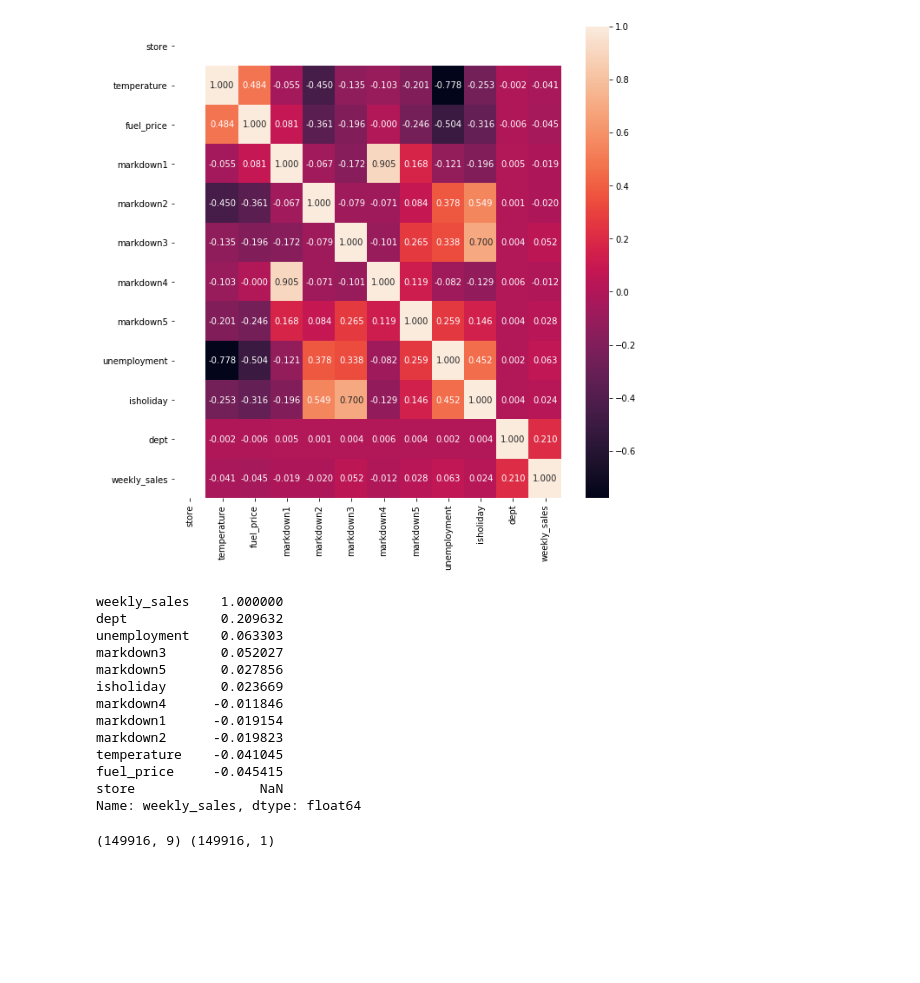
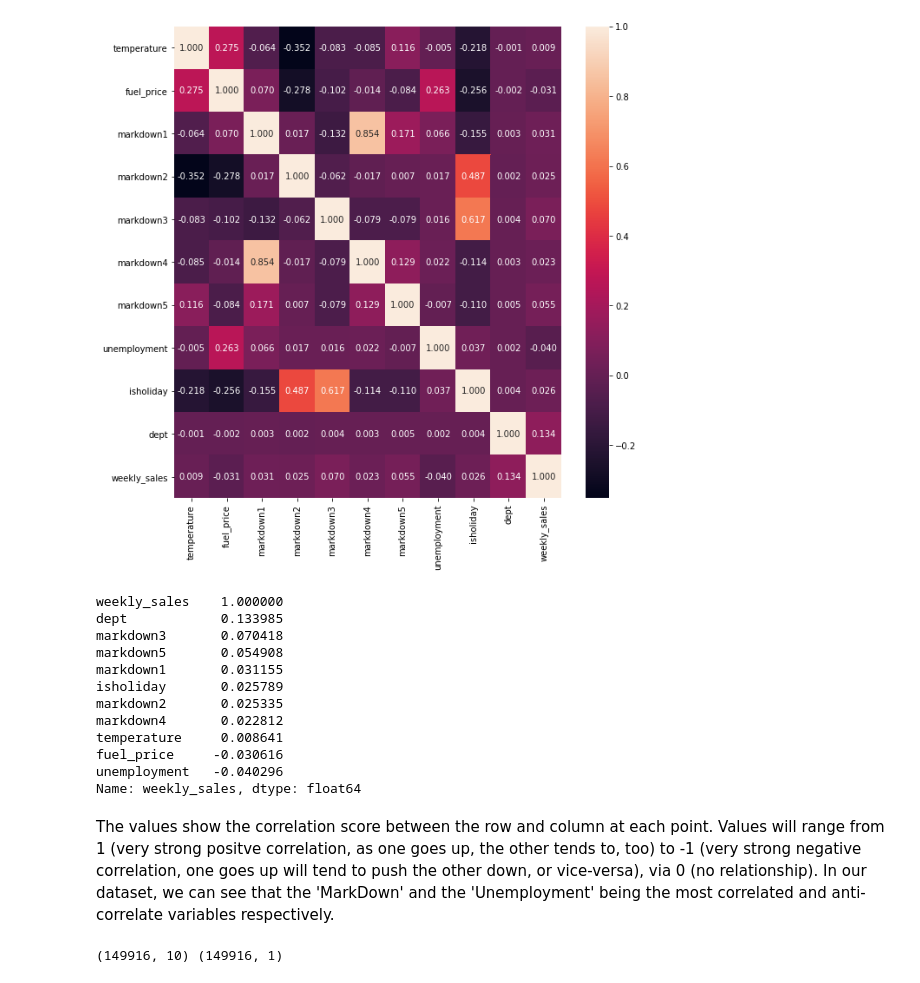
Before and after one commit to Infinity183/Sales_Retail_FP, a Jupyter notebook: External_Variables_vs_Weekly_Sales.ipynb, the cells around one changed output. Drawn from its saved outputs; the diff is of its cells as text; code cells hidden in the pictures; blank space fills up the shorter version.

Commit message:
added images folder with images of graphs and added explanations for code

```diff
--- a/External_Variables_vs_Weekly_Sales.ipynb
+++ b/External_Variables_vs_Weekly_Sales.ipynb
@@ -93,39 +59,41 @@ store_4.head(20)
 # %%
 #creating a heat map for the correlation of the variables in regards to weekly sales
 import seaborn as sns
-corr = store_4.corr()
+corr = external_factors.corr()
 plt.figure(figsize=(10,10))
 sns.heatmap(corr,
             annot=True, fmt=".3f",
             xticklabels=corr.columns.values,
             yticklabels=corr.columns.values)
+plt.savefig('variable_correlation_heatmap.png')
 plt.show()
 # %% [output]
-[figure, old version]
+[figure, new version]
 # %%
 #generating a list of correlation in regards to weekly sales
 corr['weekly_sales'].sort_values(ascending=False)
 # %% [output]
 weekly_sales    1.000000
-dept            0.209632
-unemployment    0.063303
-markdown3       0.052027
-markdown5       0.027856
-isholiday       0.023669
-markdown4      -0.011846
-markdown1      -0.019154
-markdown2      -0.019823
-temperature    -0.041045
-fuel_price     -0.045415
-store                NaN
+dept            0.133985
+markdown3       0.070418
+markdown5       0.054908
+markdown1       0.031155
+isholiday       0.025789
+markdown2       0.025335
+markdown4       0.022812
+temperature     0.008641
+fuel_price     -0.030616
+unemployment   -0.040296
 Name: weekly_sales, dtype: float64
+# %% [markdown]
+The values show the correlation score between the row and column at each point. Values will range from 1 (very strong positve correlation, as one goes up, the other tends to, too) to -1 (very strong negative correlation, one goes up will tend to push the other down, or vice-versa), via 0 (no relationship). In our dataset, we can see that the 'MarkDown' and the 'Unemployment' being the most correlated and anti-correlate variables respectively.
 # %%
 # assigning the data to X and y
-X = external_factors[["isholiday", "dept", "fuel_price", "unemployment", "markdown1", "markdown2", "markdown3", "markdown4", "markdown5"]]
-y = external_factors["temperature"].values.reshape(-1,1)
+X = external_factors[["temperature","isholiday", "dept", "fuel_price", "unemployment", "markdown1", "markdown2", "markdown3", "markdown4", "markdown5"]]
+y = external_factors["weekly_sales"].values.reshape(-1,1)
 print(X.shape, y.shape)
 # %% [output]
-(149916, 9) (149916, 1)
+(149916, 10) (149916, 1)
 # %%
  # Use train_test_split to create training and testing data
 from sklearn.model_selection import train_test_split
```
Also changed, not shown: parts of 12 cells of this notebook, 5 other files.
